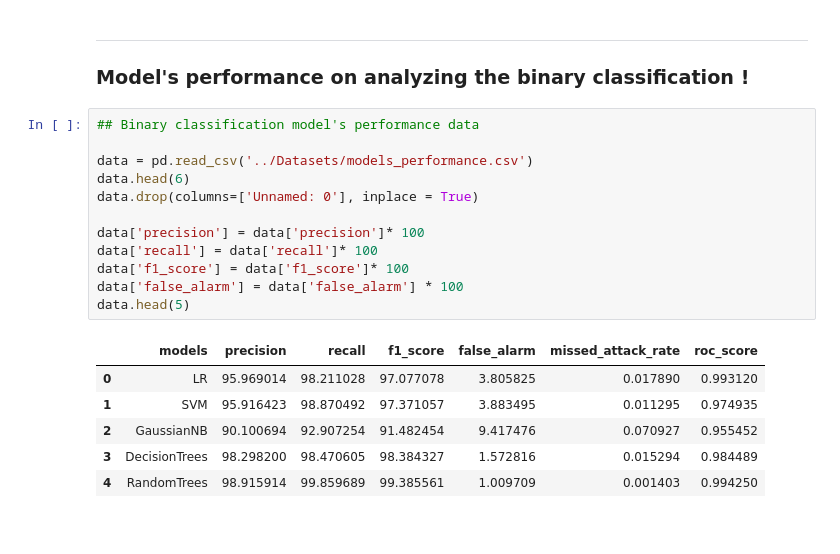
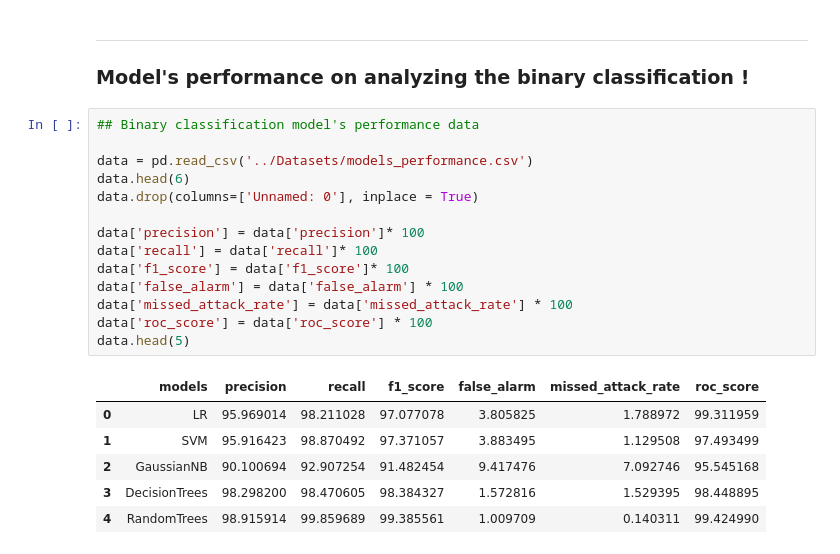
Before and after one commit to suzaladhikari/Network_Intrusion_Detector, a Jupyter notebook: Model's Performance /modelsperformance.ipynb, the cells around one changed output. Drawn from its saved outputs; the diff is of its cells as text.

```diff
--- a/Model's Performance /modelsperformance.ipynb
+++ b/Model's Performance /modelsperformance.ipynb
@@ -103,20 +103,22 @@ plt.show()
 # %%
 ## Binary classification model's performance data
 
 data = pd.read_csv('../Datasets/models_performance.csv')
 data.head(6)
 data.drop(columns=['Unnamed: 0'], inplace = True)
 
 data['precision'] = data['precision']* 100
 data['recall'] = data['recall']* 100
 data['f1_score'] = data['f1_score']* 100
 data['false_alarm'] = data['false_alarm'] * 100
+data['missed_attack_rate'] = data['missed_attack_rate'] * 100
+data['roc_score'] = data['roc_score'] * 100
 data.head(5)
 # %% [output]
 |  | models | precision | recall | f1_score | false_alarm | missed_attack_rate | roc_score |
-| 0 | LR | 95.969014 | 98.211028 | 97.077078 | 3.805825 | 0.017890 | 0.993120 |
-| 1 | SVM | 95.916423 | 98.870492 | 97.371057 | 3.883495 | 0.011295 | 0.974935 |
-| 2 | GaussianNB | 90.100694 | 92.907254 | 91.482454 | 9.417476 | 0.070927 | 0.955452 |
-| 3 | DecisionTrees | 98.298200 | 98.470605 | 98.384327 | 1.572816 | 0.015294 | 0.984489 |
-| 4 | RandomTrees | 98.915914 | 99.859689 | 99.385561 | 1.009709 | 0.001403 | 0.994250 |
+| 0 | LR | 95.969014 | 98.211028 | 97.077078 | 3.805825 | 1.788972 | 99.311959 |
+| 1 | SVM | 95.916423 | 98.870492 | 97.371057 | 3.883495 | 1.129508 | 97.493499 |
+| 2 | GaussianNB | 90.100694 | 92.907254 | 91.482454 | 9.417476 | 7.092746 | 95.545168 |
+| 3 | DecisionTrees | 98.298200 | 98.470605 | 98.384327 | 1.572816 | 1.529395 | 98.448895 |
+| 4 | RandomTrees | 98.915914 | 99.859689 | 99.385561 | 1.009709 | 0.140311 | 99.424990 |
 # %%
```
Also changed, not shown: parts of 3 cells of this notebook.
